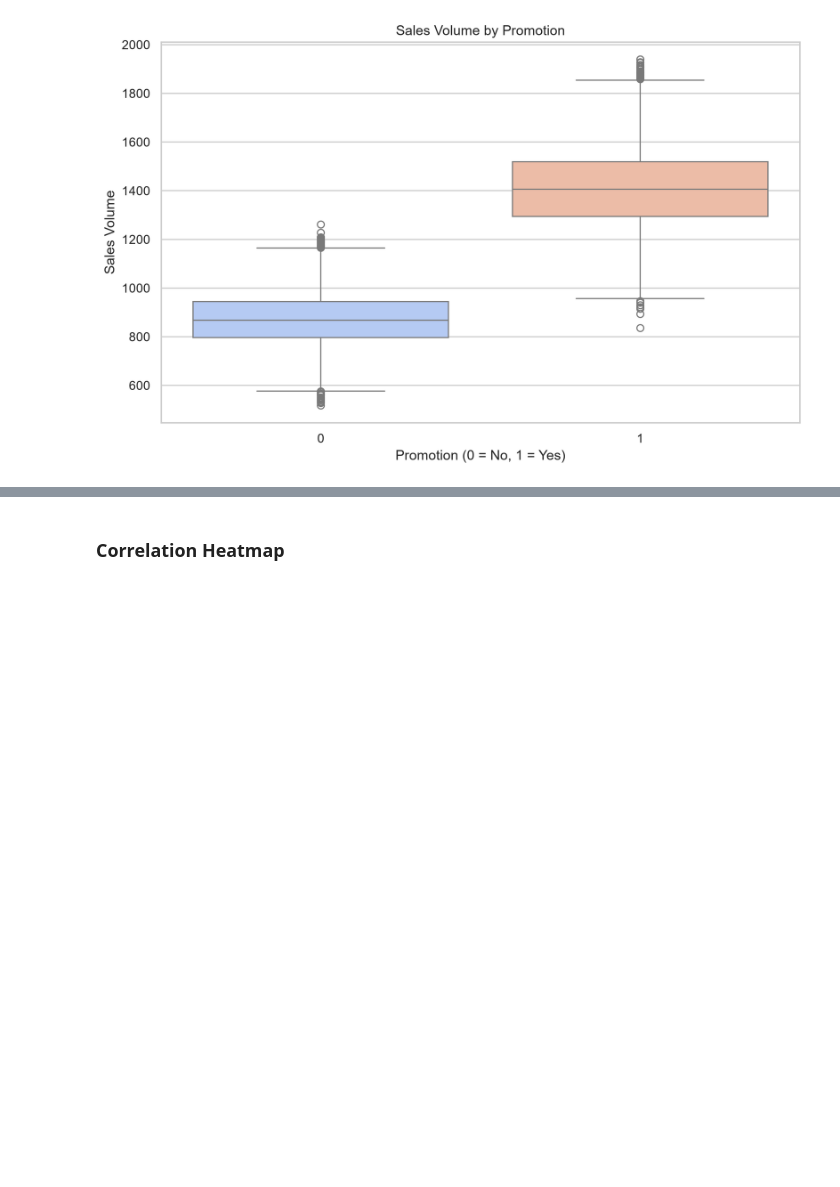
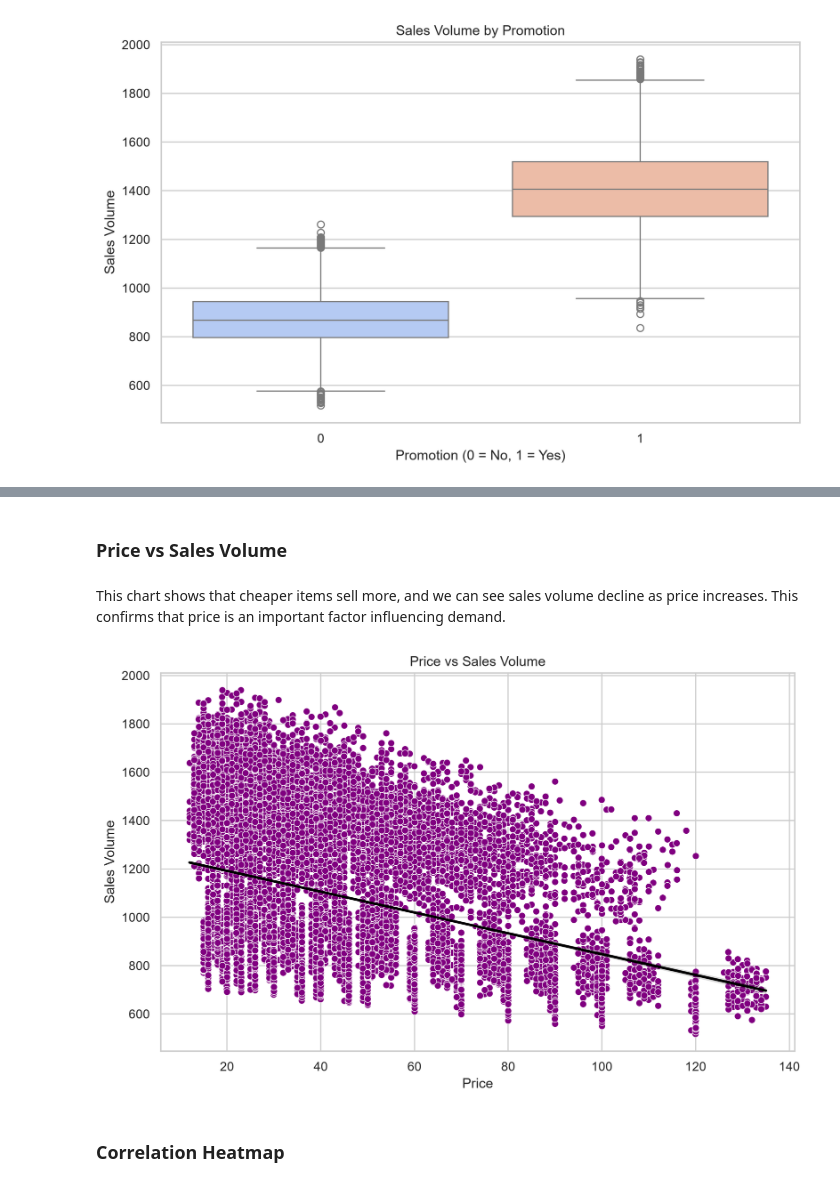
Before and after one commit to cowardclaire/capstone-project, a Jupyter notebook: jupyter_notebooks/Notebook_Template.ipynb, the cells around one changed output, grey strips where cells are left out. Saved outputs shown, nothing was run; the diff lists cells and outputs as text; code cells hidden in the pictures; blank space fills up the shorter version.

```diff
--- a/jupyter_notebooks/Notebook_Template.ipynb
+++ b/jupyter_notebooks/Notebook_Template.ipynb
@@ -263,3 +274,14 @@ Image(img_path)
+# %% [markdown]
+### Price vs Sales Volume
+# %% [markdown]
+This chart shows that cheaper items sell more, and we can see sales volume decline as price increases. This confirms that price is an important factor influencing demand.
+# %%
+from IPython.display import Image
+
+img_path = os.path.join(project_root, "visuals", "eda", "price_vs_sales_volume.png")
+Image(img_path)
+# %% [output]
+[figure, added]
 # %% [markdown]
 ### Correlation Heatmap
 # %% [markdown]
```
Also changed, not shown: parts of 3 cells of this notebook.
